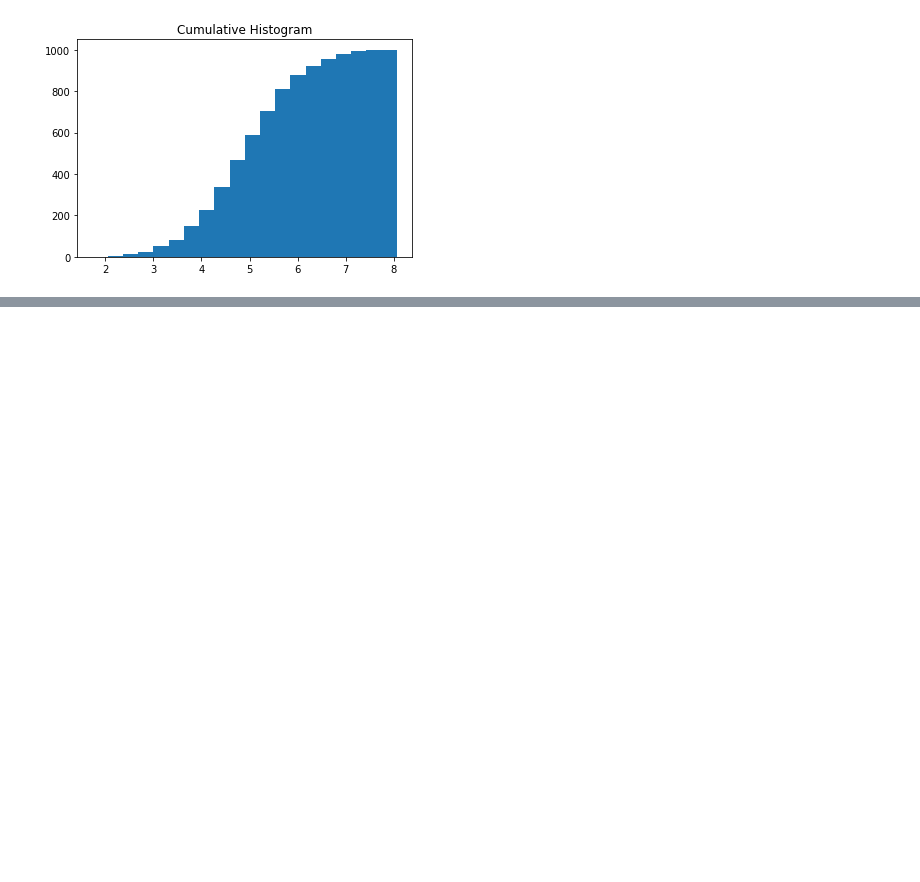
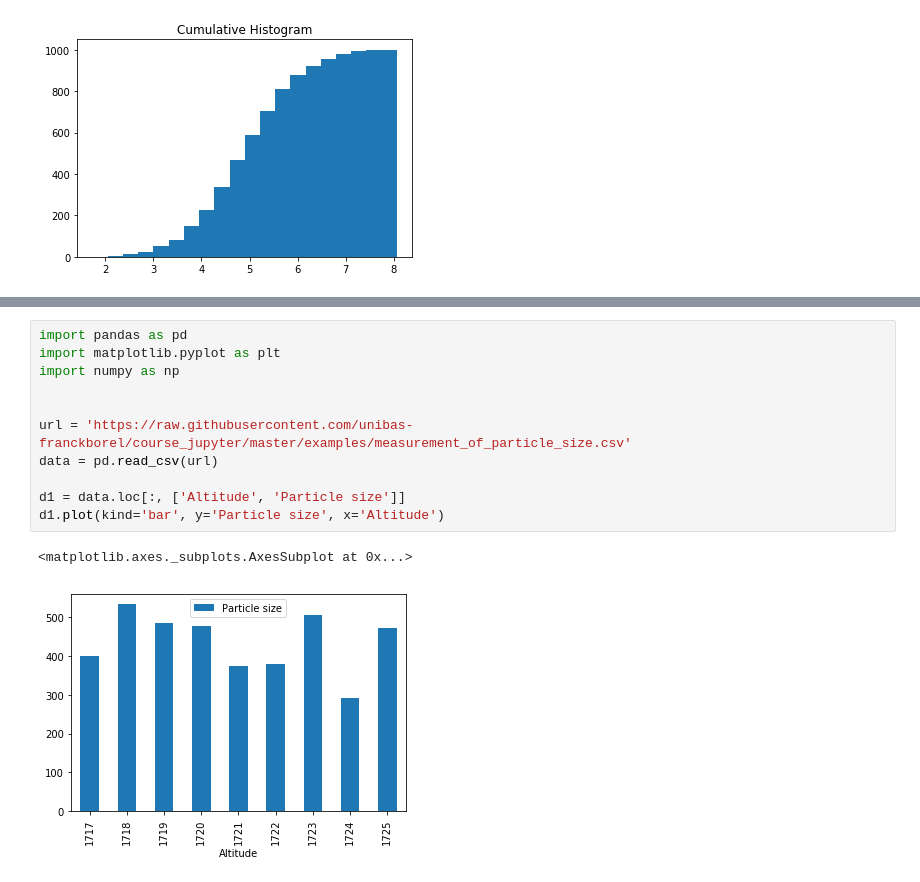
Before and after one commit to natriumoxid/course_jupyter, a Jupyter notebook: introduction_to_ipython_with_solutions.ipynb, the cells around one changed output, grey strips where cells are left out. Saved outputs shown, nothing was run; the diff lists cells and outputs as text; blank space fills up the shorter version.

```diff
--- a/introduction_to_ipython_with_solutions.ipynb
+++ b/introduction_to_ipython_with_solutions.ipynb
@@ -611,0 +656,14 @@ Create a line graph with the iris dataset on your Jupyter Notebook.
+# %%
+import pandas as pd
+import matplotlib.pyplot as plt
+import numpy as np
+
+
+url = 'https://raw.githubusercontent.com/unibas-franckborel/course_jupyter/master/examples/measurement_of_particle_size.csv'
+data = pd.read_csv(url)
+
+d1 = data.loc[:, ['Altitude', 'Particle size']]
+d1.plot(kind='bar', y='Particle size', x='Altitude')
+# %% [output]
+<matplotlib.axes._subplots.AxesSubplot at 0x...>
+[figure, added]
```
Also changed, not shown: parts of 6 cells of this notebook.
